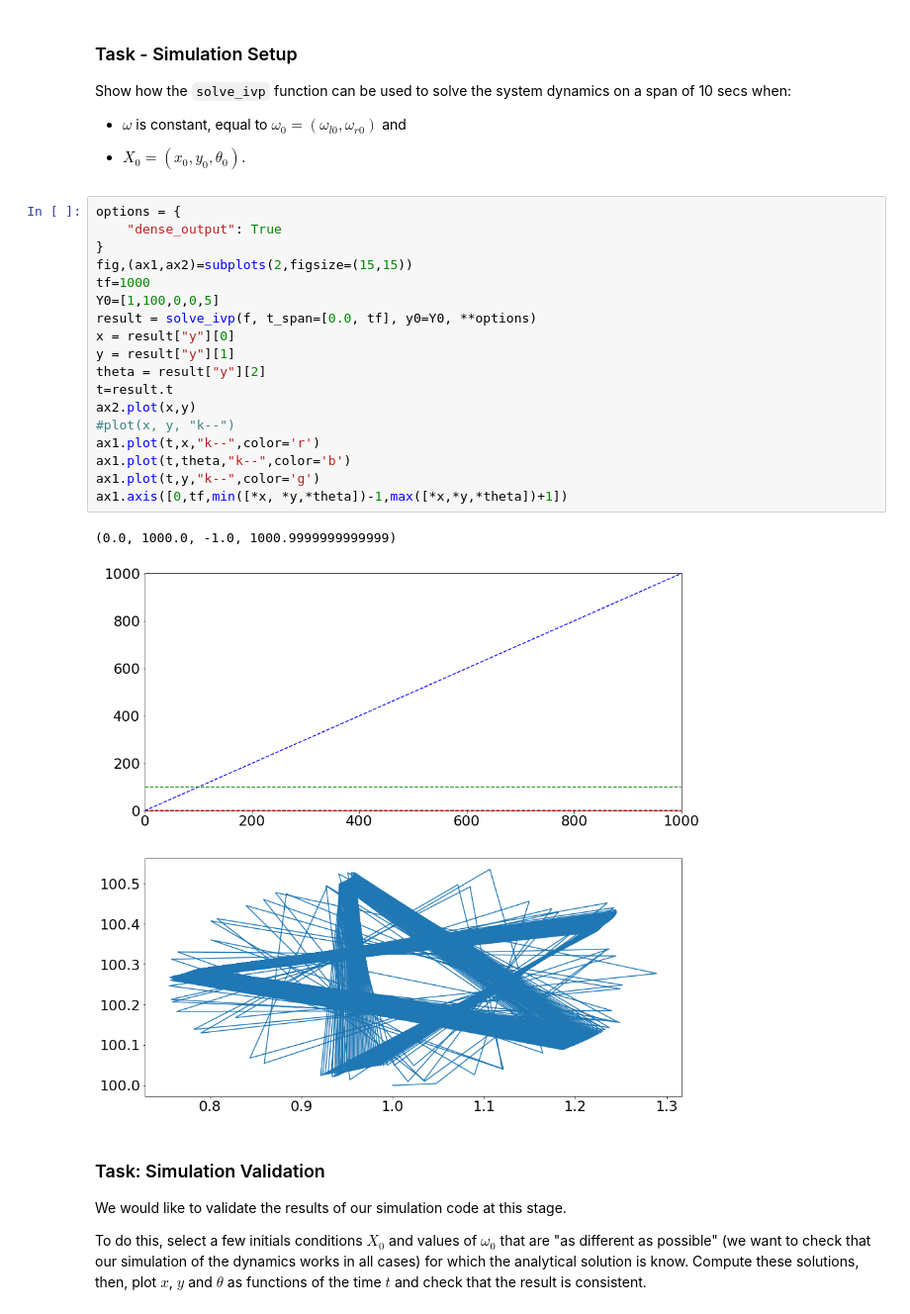
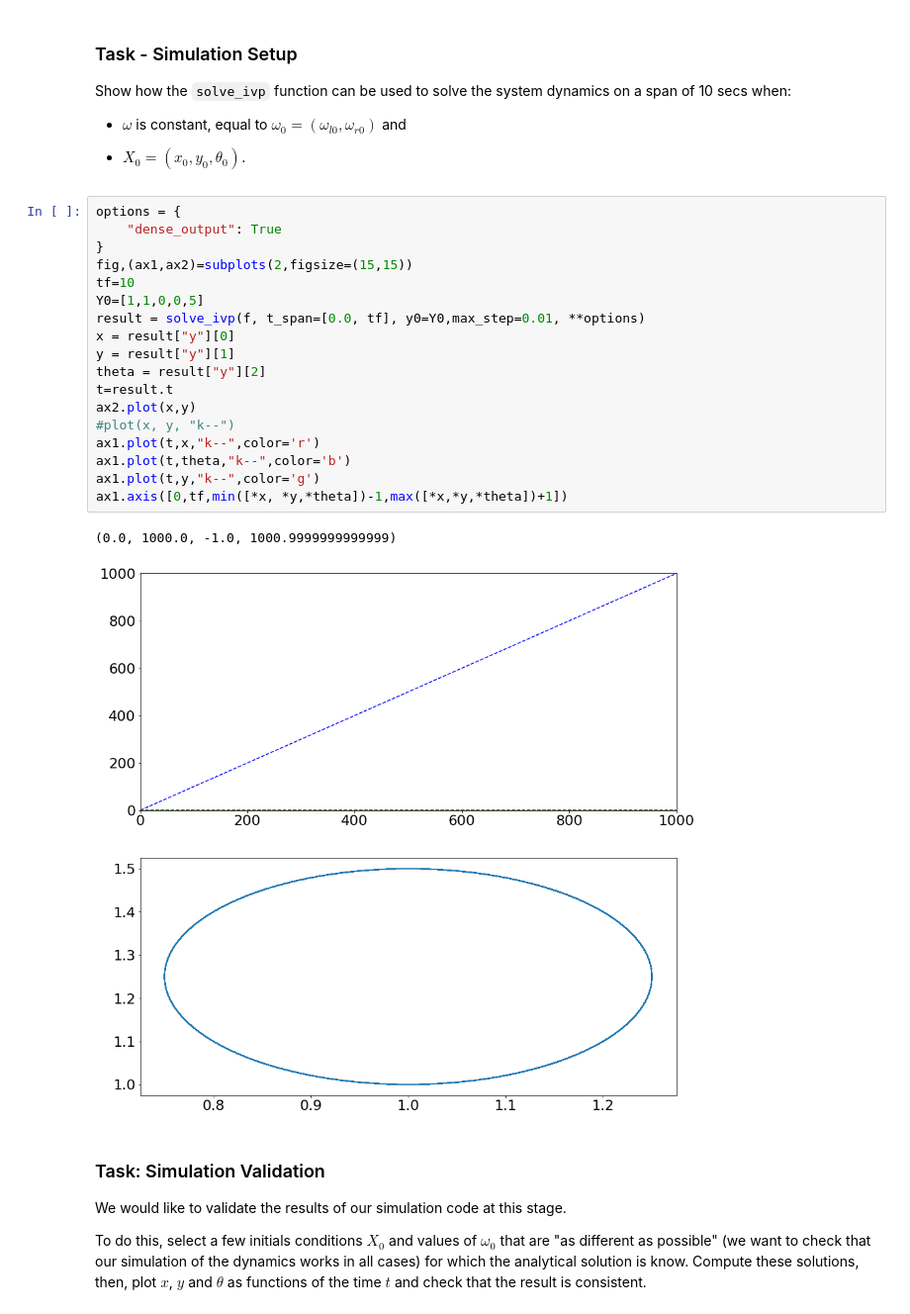
Before and after one commit to zechchair/Automatique-project, a Jupyter notebook: main.ipynb, the cells around one changed output. Shown at 99% size. Drawn from its saved outputs; the diff is of its cells as text.

```diff
--- a/main.ipynb
+++ b/main.ipynb
@@ -92,24 +92,24 @@ Show how the `solve_ivp` function can be used to solve the system dynamics on a
 # %%
 options = {
     "dense_output": True
 }
 fig,(ax1,ax2)=subplots(2,figsize=(15,15))
-tf=1000
-Y0=[1,100,0,0,5]
-result = solve_ivp(f, t_span=[0.0, tf], y0=Y0, **options)
+tf=10
+Y0=[1,1,0,0,5]
+result = solve_ivp(f, t_span=[0.0, tf], y0=Y0,max_step=0.01, **options)
 x = result["y"][0]
 y = result["y"][1]
 theta = result["y"][2]
 t=result.t
 ax2.plot(x,y)
 #plot(x, y, "k--")
 ax1.plot(t,x,"k--",color='r')
 ax1.plot(t,theta,"k--",color='b')
 ax1.plot(t,y,"k--",color='g')
 ax1.axis([0,tf,min([*x, *y,*theta])-1,max([*x,*y,*theta])+1])
 # %% [output]
 (0.0, 1000.0, -1.0, 1000.9999999999999)
-[figure, old version]
+[figure, new version]
 # %% [markdown]
 ### Task: Simulation Validation
 
```
Also changed, not shown: parts of 6 cells of this notebook.
